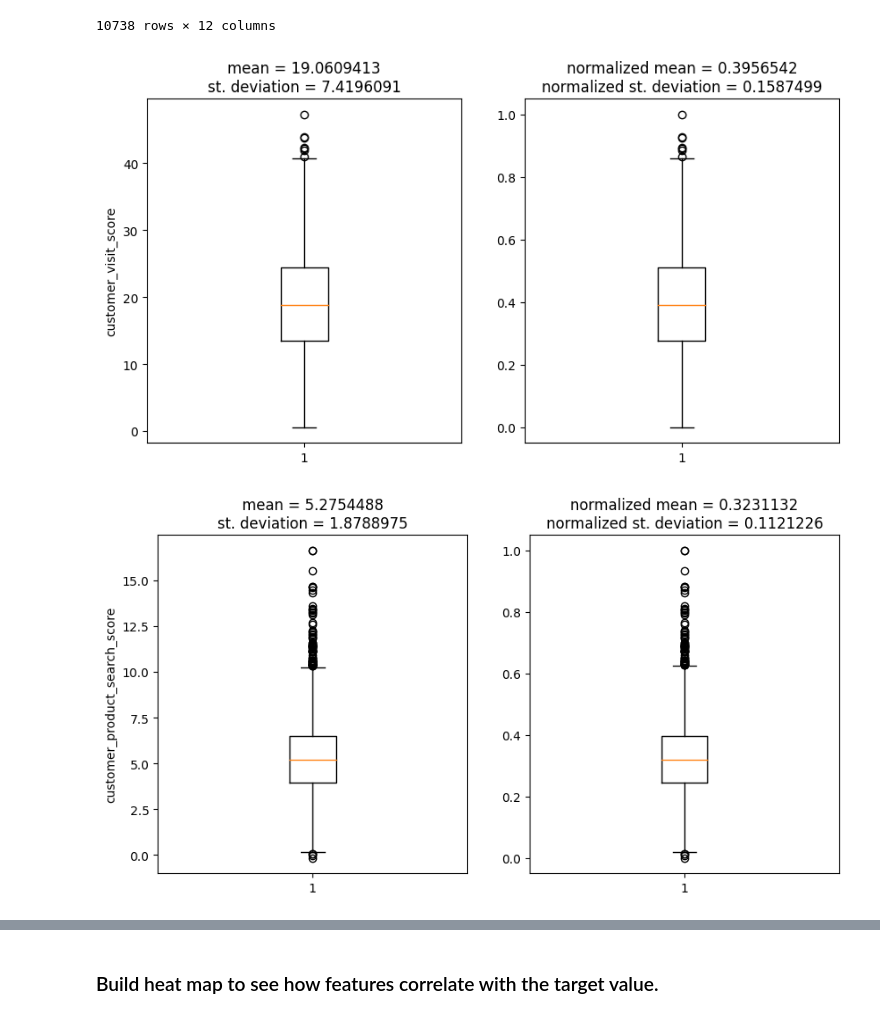
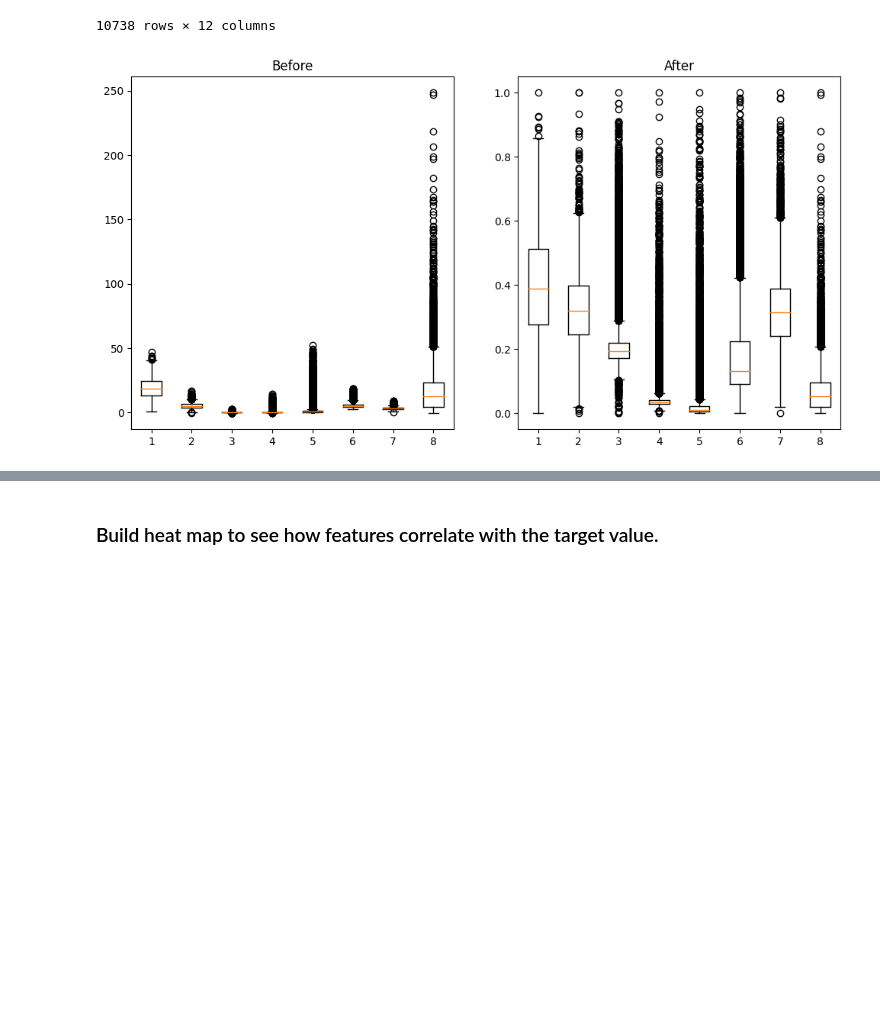
Before and after one commit to rnd4u-org/2021-knu-classif, a Jupyter notebook: practice_Dondov.ipynb, the cells around one changed output, grey strips where cells are left out. Drawn from its saved outputs; the diff is of its cells as text; code cells hidden in the pictures; blank space fills up the shorter version.

```diff
--- a/practice_Dondov.ipynb
+++ b/practice_Dondov.ipynb
@@ -3,10 +3,9 @@
 # %% [markdown]
 ### Explore data and find out size of the dataset, number of columns, type of each column.
 # %%
-import pandas
+import pandas as pd
 
-dataset = pandas.read_csv("train.csv")
-df = pandas.DataFrame(dataset)   # df = dataframe
+df = pd.read_csv("train.csv")
 
 print("The size of dataset is {}.".format(df.size))
 print("There are {} rows in dataset.".format(df.shape[0]))
@@ -168,31 +185,15 @@ normalized_df
 | 10737 | csid_10738 | 0.429933 | 0.276202 | 0.248230 | 0.055646 | ... |
 10738 rows × 12 columns
 # %%
-j = 1
-for col in df.columns[1:]:
-    data1 = df[col]
-    data2 = normalized_df[col]
+plt.style.use('default')
 
-    if df.dtypes[j] != 'object':
+fig, axes = plt.subplots(nrows=1, ncols=2, figsize=(12, 6))
+axes[0].boxplot(df[num_cols])
+axes[0].set_title("Before")
 
-        plt.style.use('default')
-        data1 = data1.fillna(np.random.choice(data1.unique()))
-        data2 = data2.fillna(np.random.choice(data2.unique()))
+axes[1].boxplot(normalized_df[num_cols])
+axes[1].set_title("After")
 
-        fig, axes = plt.subplots(nrows=1, ncols=2, figsize=(10, 5))
-
-        # plot box plot
-        axes[0].boxplot(data1)
-        axes[0].set_ylabel(col)
-        axes[0].set_title('mean = {:.7f}\nst. deviation = {:.7f}'.format(data1.mean(), data1.std()))
-
-        axes[1].boxplot(data2)
-        axes[1].set_title('normalized mean = {:.7f}\nnormalized st. deviation = {:.7f}'.format(data2.mean(), data2.std()))
-
-        plt.show()
-
-    print("\n")
-    j += 1
+plt.show()
 # %% [output]
-[figure, old version]
+[figure, new version]
-[figure, removed]
```
Also changed, not shown: parts of 13 cells of this notebook.
